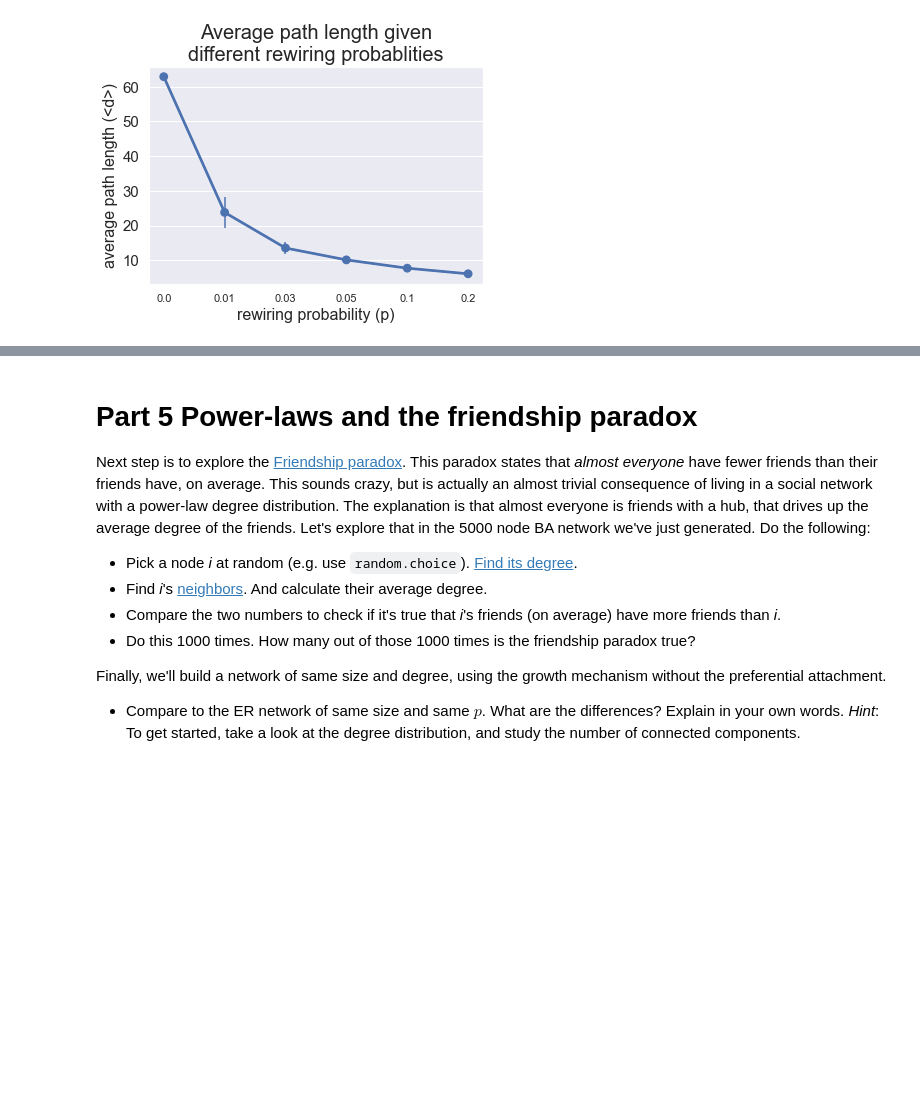
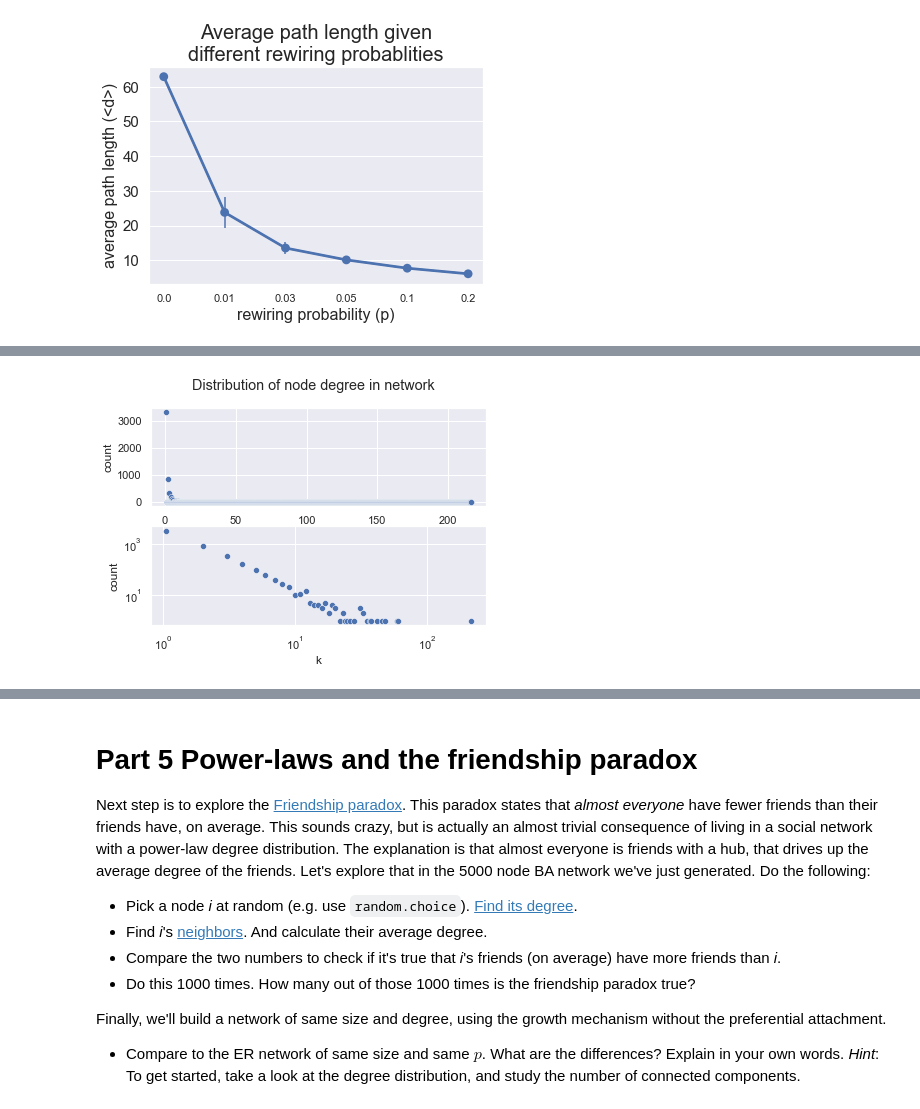
Before and after one commit to SocialComplexityLab/socialgraphs2021, a Jupyter notebook: assignments/Assignment1.ipynb, the cells around one changed output, grey strips where cells are left out. Drawn from its saved outputs; the diff is of its cells as text; code cells hidden in the pictures; blank space fills up the shorter version.

```diff
--- a/assignments/Assignment1.ipynb
+++ b/assignments/Assignment1.ipynb
@@ -128,0 +154,4 @@ We're going to create our own Barabasi-Albert model (a special case) in a `noteb
+# %%
+NodeDegreeView = G.degree
+DegreeList = [degree for (node, degree) in NodeDegreeView]
+print(f"Max degree is {max(DegreeList)}, min degree is {min(DegreeList)}")
@@ -128,0 +165,18 @@ We're going to create our own Barabasi-Albert model (a special case) in a `noteb
+# %%
+n, bins = np.histogram(DegreeList, bins="auto")
+X = (bins[:-1] + bins[1:])/2
+Y = n
+
+fig, ax = plt.subplots(2,1)
+sns.scatterplot(x=X, y=Y, marker="o", ax=ax[0])
+ax[0].set_ylabel("count")
+
+sns.scatterplot(x=X, y=Y, marker="o", ax=ax[1])
+ax[1].set_ylabel("count")
+ax[1].set_xlabel("k")
+ax[1].set_xscale('log')
+ax[1].set_yscale('log')
+fig.suptitle("Distribution of node degree in network")
+plt.show()
+# %% [output]
+[figure, added]
```
Also changed, not shown: parts of 8 cells of this notebook.
